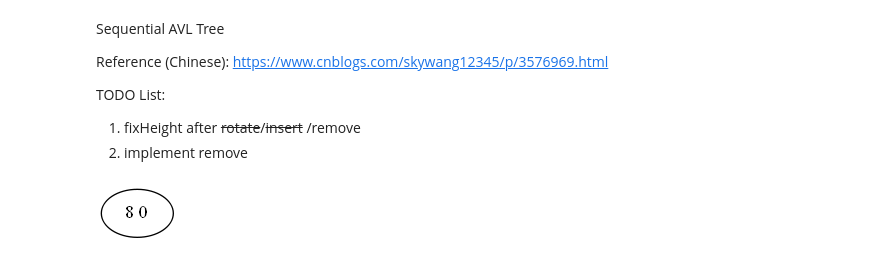
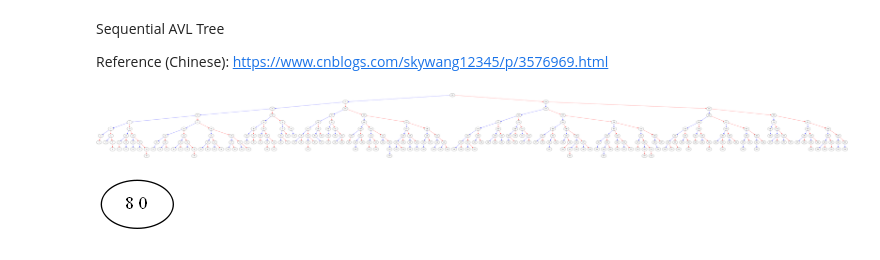
Before and after one commit to chyanju/pyConcurrentAVL, a Jupyter notebook: sequentialAVL.ipynb, the cells around one changed output. Saved outputs shown, nothing was run; the diff lists cells and outputs as text; code cells hidden in the pictures.

```diff
--- a/sequentialAVL.ipynb
+++ b/sequentialAVL.ipynb
@@ -2,9 +2,5 @@
 Sequential AVL Tree
 
 Reference (Chinese): https://www.cnblogs.com/skywang12345/p/3576969.html
-
-TODO List:
-1. fixHeight after ~~rotate~~/~~insert~~ /remove
-2. implement remove
 # %%
 from pyAVL import *
@@ -10,0 +8,8 @@ from pyAVL import *
+# %%
+tree = AVL()
+ltp = random.sample(list(range(300)),k=300)
+for i in ltp:
+    tree.put(i)
+tree.print()
+# %% [output]
+[figure, added]
```
Also changed, not shown: parts of 2 cells of this notebook, 2 other files.
